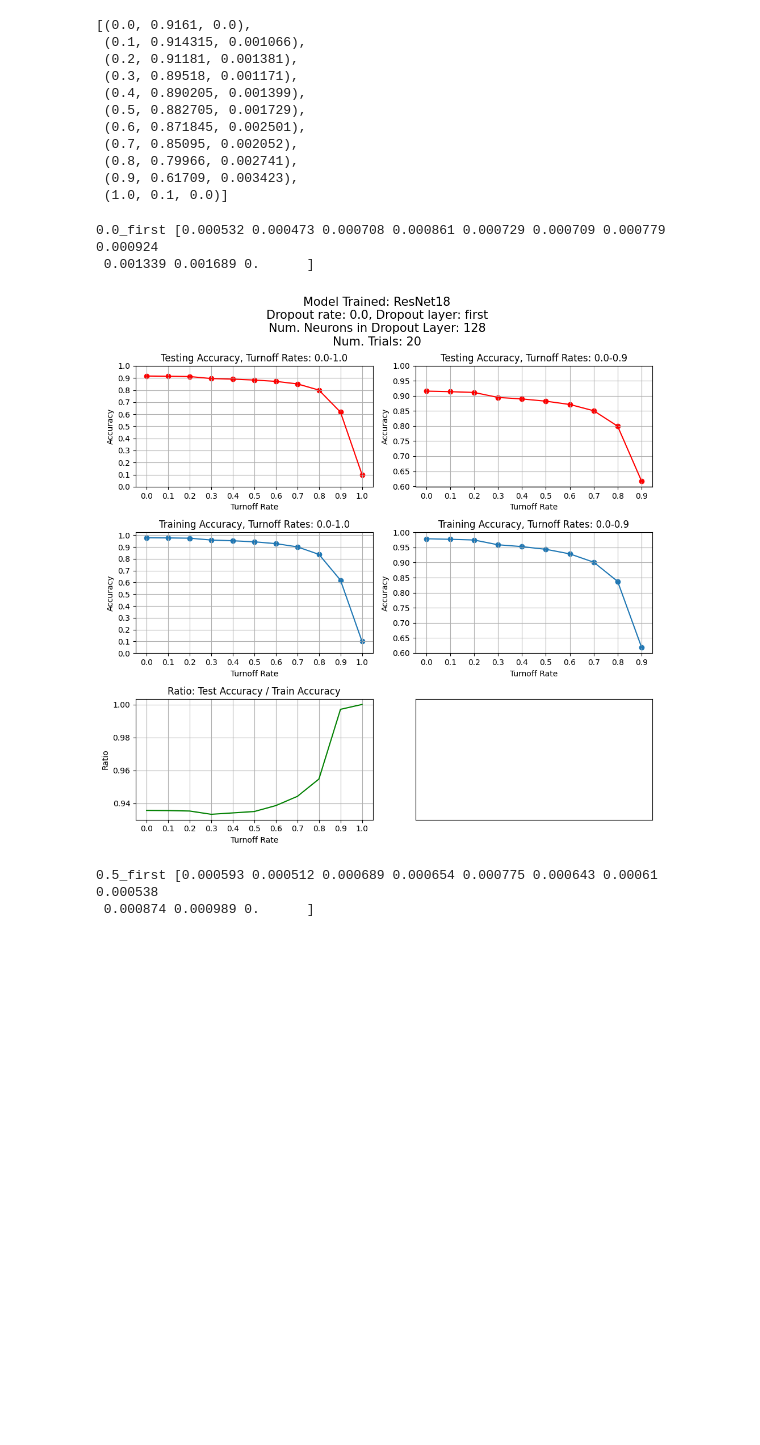
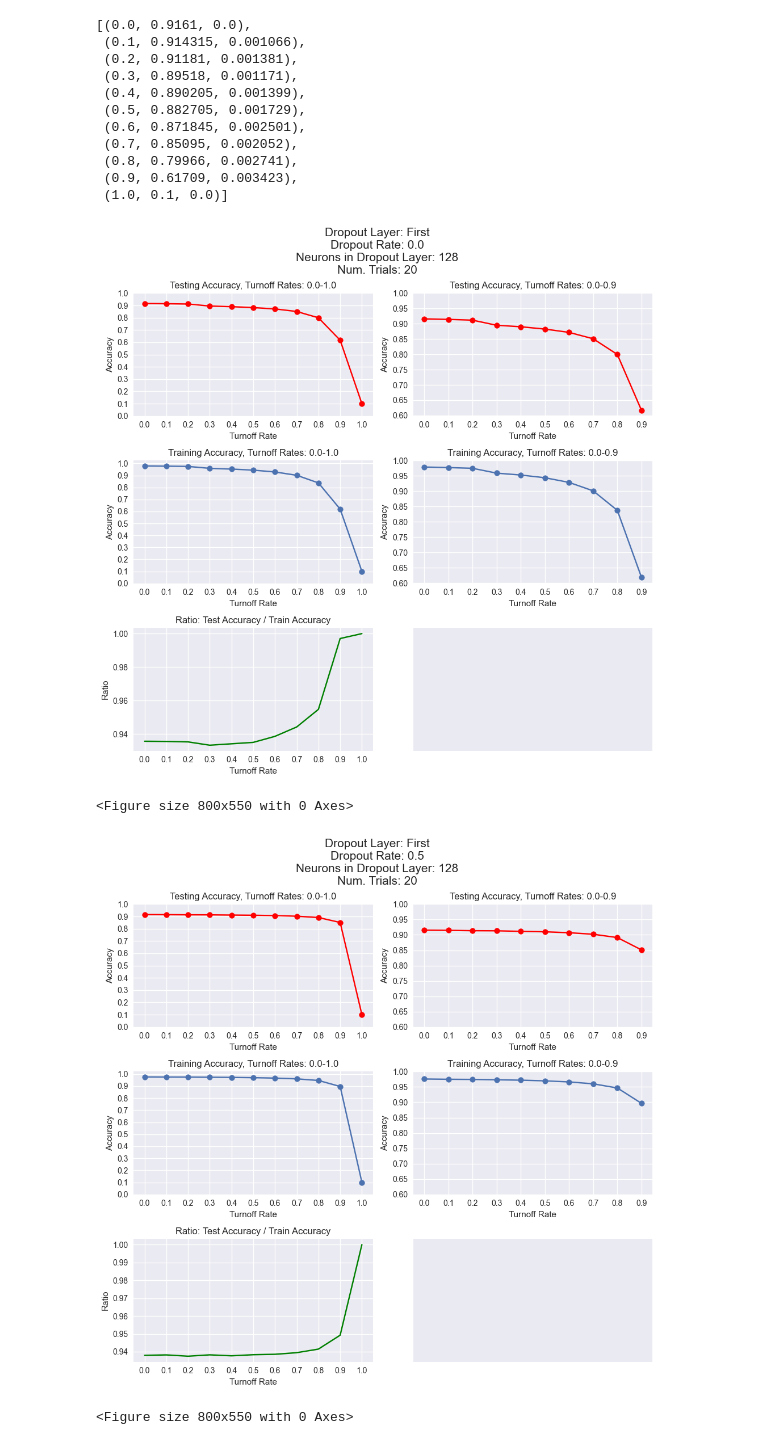
Before and after one commit to adiy55/Final-Project, a Jupyter notebook: Plots.ipynb, the cells around one changed output. Saved outputs shown, nothing was run; the diff lists cells and outputs as text; code cells hidden in the pictures; blank space fills up the shorter version.

```diff
--- a/Plots.ipynb
+++ b/Plots.ipynb
@@ -3,9 +3,10 @@ import json
 import os
 import numpy as np
 import pandas as pd
-# % matplotlib inline
 import matplotlib.pyplot as plt
 import seaborn as sns
+
+plt.style.use("seaborn-v0_8")
 # %%
 def load_trials_dict(result_dict_location):
     if os.path.exists(result_dict_location):
@@ -14,9 +15,9 @@ def load_trials_dict(result_dict_location):
             return data
     return None
 # %%
-DATA_PATH_TO_PLOT = "./trial_results_first_128.json"
-#DATA_PATH_TO_PLOT = './trial_results.json'
-#DATA_PATH_TO_PLOT = './trial_results_mid_512.json'
+# DATA_PATH_TO_PLOT = 'TrialResults/trial_results.json'
+DATA_PATH_TO_PLOT = "TrialResults/trial_results_first_128.json"
+# DATA_PATH_TO_PLOT = 'TrialResults/trial_results_mid_512.json'
 # %%
 data = load_trials_dict(DATA_PATH_TO_PLOT)
 # %%
@@ -88,25 +89,25 @@ def get_unpacked_xy(test_list, train_list):
     train_acc = np.array([tup[1] for tup in train_list])
     train_std = np.array([tup[2] for tup in train_list])
     return test_rate, test_acc, test_std, train_rate, train_acc, train_std
+# %%
+def get_num_neruons_str(key):
+    if num_neurons == 'results':
+        num_neurons_str = '256' if "mid" in key else '512'
+    else:
+        num_neurons_str = num_neurons
+    return num_neurons_str
 # %%
 num_neurons_str = None
 for primary_key in data.keys():
     train_rate_acc, test_rate_acc = get_data_as_tuples(primary_key)
     test_rate, test_acc, test_std, train_rate, train_acc, train_std = get_unpacked_xy(test_rate_acc, train_rate_acc)
-    print(primary_key, train_std)
-    if num_neurons == 'results':
-        if "mid" in primary_key:
-            num_neurons_str = '256'
-        else:
-            num_neurons_str = '512'
-    else:
-        num_neurons_str = num_neurons
+    num_neurons_str = get_num_neruons_str(primary_key)
     dropout_rate, dropout_layer = primary_key.split('_')
 
     fig, ax = plt.subplots(nrows=3, ncols=2, figsize=(10, 10), layout='tight')
-    fig.suptitle(f"Model Trained: ResNet18\n"
-                 f"Dropout rate: {dropout_rate}, Dropout layer: {dropout_layer}\n"
-                 f"Num. Neurons in Dropout Layer: {num_neurons_str}\n"
+    fig.suptitle(f"Dropout Layer: {dropout_layer[0].upper()}{dropout_layer[1:]}\n"
+                 f"Dropout Rate: {dropout_rate}\n"
+                 f"Neurons in Dropout Layer: {num_neurons_str}\n"
                  f"Num. Trials: 20", fontsize=15)
     ax[0, 0].scatter(test_rate, test_acc, c='r')
     ax[0, 0].errorbar(test_rate, test_acc, test_std, c='r')
@@ -131,36 +132,36 @@ for primary_key in data.keys():
     ax[1, 0].set_xticks(train_rate)
     ax[1, 0].set_yticks(np.arange(0, 1.1, 0.1))
     ax[1, 0].grid(True)
     ax[1, 0].set_title("Training Accuracy, Turnoff Rates: 0.0-1.0")
     ax[1, 0].set_xlabel('Turnoff Rate')
     ax[1, 0].set_ylabel('Accuracy')
 
     ax[1, 1].scatter(train_rate[:-1], train_acc[:-1])
     ax[1, 1].errorbar(train_rate[:-1], train_acc[:-1], train_std[:-1])
     ax[1, 1].set_xticks(train_rate[:-1])
     ax[1, 1].grid(True)
     ax[1, 1].set_title("Training Accuracy, Turnoff Rates: 0.0-0.9")
     ax[1, 1].set_yticks(np.arange(0.6, 1.05, 0.05))
     ax[1, 1].set_xlabel('Turnoff Rate')
     ax[1, 1].set_ylabel('Accuracy')
 
     ratio = test_acc / train_acc
     ax[2, 0].plot(train_rate, ratio, 'g')
     ax[2, 0].set_xticks(train_rate)
     ax[2, 0].grid(True)
     ax[2, 0].set_title("Ratio: Test Accuracy / Train Accuracy")
     ax[2, 0].set_xlabel('Turnoff Rate')
     ax[2, 0].set_ylabel('Ratio')
 
     ax[2, 1].set_xticks([])
     ax[2, 1].set_yticks([])
 
+    plt.tight_layout()
     plt.show()
-    fig.savefig(f"test/{primary_key}_{num_neurons_str}.png")  # Save the figure as PNG
+    fig.savefig(f"SavedFigs/test/{primary_key}_{num_neurons_str}.png")  # Save the figure as PNG
     plt.clf()  # Clear the entire figure in matplotlib
 # %% [output]
+[figure, new version]
-0.0_first [0.000532 0.000473 0.000708 0.000861 0.000729 0.000709 0.000779 0.000924
- 0.001339 0.001689 0.      ]
+<Figure size 800x550 with 0 Axes>
-[figure, old version]
+[figure, new version]
-0.5_first [0.000593 0.000512 0.000689 0.000654 0.000775 0.000643 0.00061  0.000538
- 0.000874 0.000989 0.      ]
+<Figure size 800x550 with 0 Axes>
```
Also changed, not shown: parts of 8 cells of this notebook.
